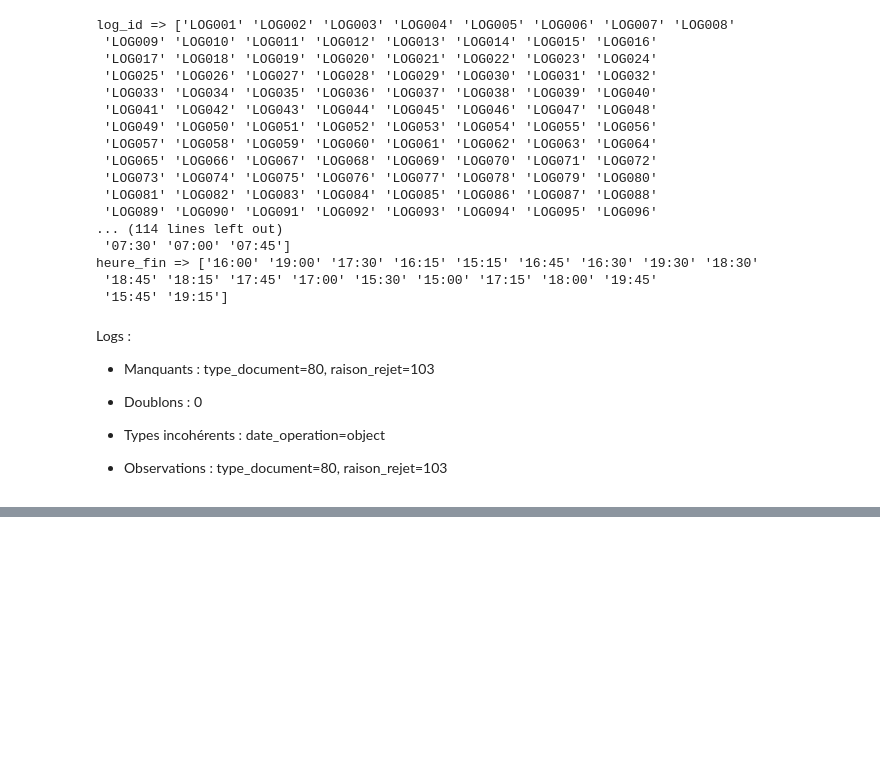
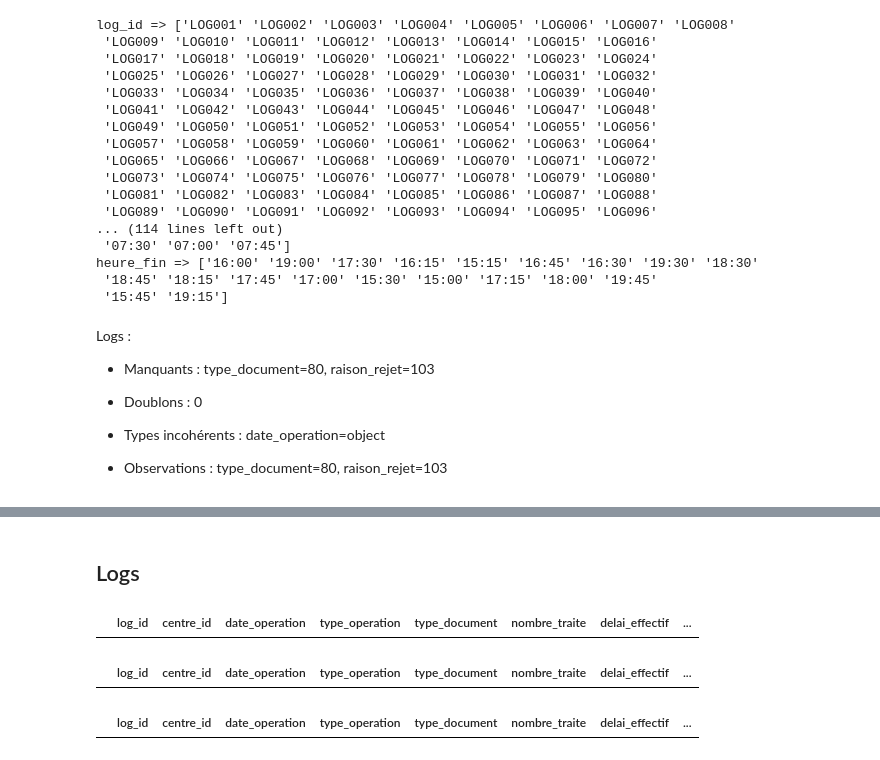
Before and after one commit to jgbedevi/test_technique_analyste, a Jupyter notebook: notebooks/Untitled.ipynb, the cells around one changed output, grey strips where cells are left out. Saved outputs shown, nothing was run; the diff lists cells and outputs as text; code cells hidden in the pictures; blank space fills up the shorter version.

```diff
--- a/notebooks/Untitled.ipynb
+++ b/notebooks/Untitled.ipynb
@@ -1319,0 +1344,17 @@ Logs :
+# %% [markdown]
+## Logs
+# %%
+# Attente moyenne < 0 min
+df_logs[df_logs['temps_attente_moyen_minutes'] < 0]
+# %% [output]
+|  | log_id | centre_id | date_operation | type_operation | type_document | nombre_traite | delai_effectif | ... |
+# %%
+#Nombre traité < 0
+df_logs[df_logs['nombre_traite'] < 0]
+# %% [output]
+|  | log_id | centre_id | date_operation | type_operation | type_document | nombre_traite | delai_effectif | ... |
+# %%
+## Nombre rejeté < 0
+df_logs[df_logs['nombre_rejete'] < 0]
+# %% [output]
+|  | log_id | centre_id | date_operation | type_operation | type_document | nombre_traite | delai_effectif | ... |
```
Also changed, not shown: parts of 6 cells of this notebook.
